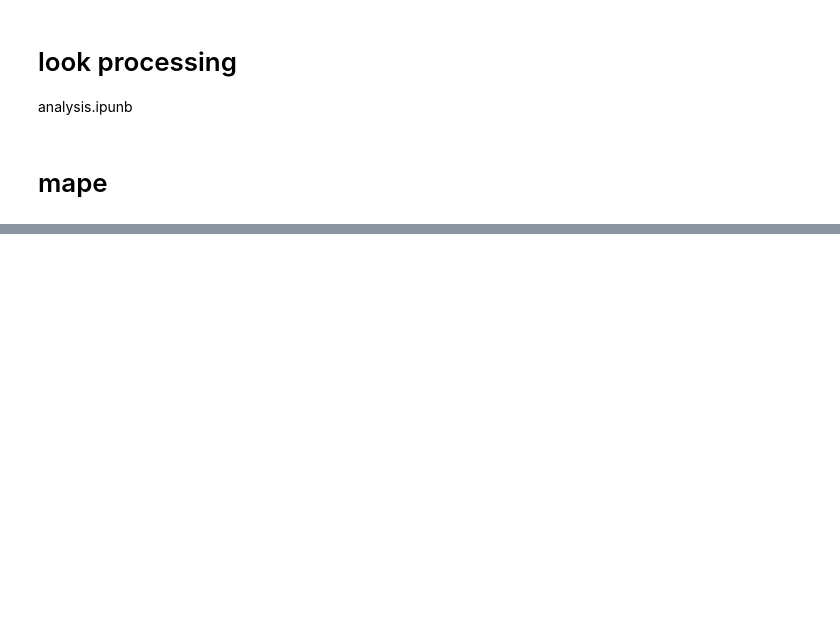
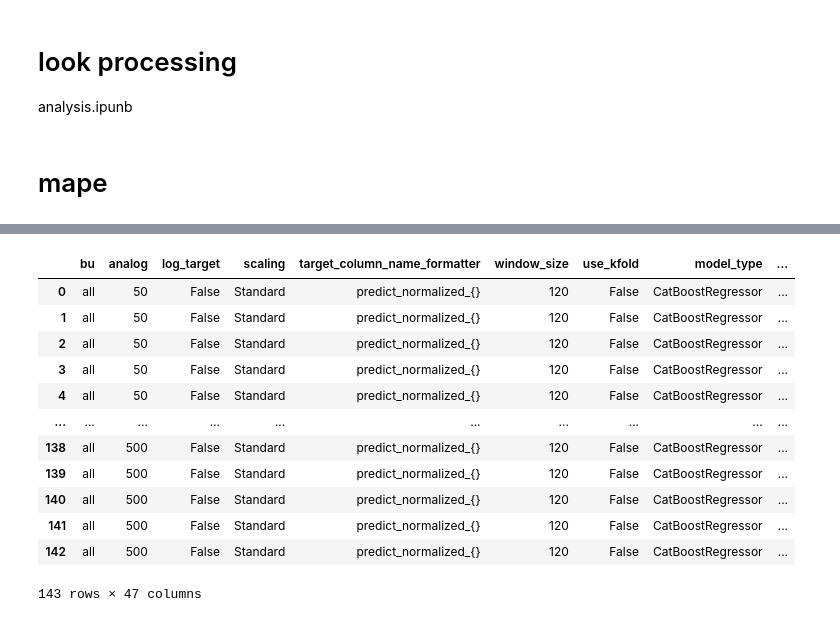
Before and after one commit to srzhn/chikchirik, a Jupyter notebook: get_staticstics.ipynb, the cells around one changed output, grey strips where cells are left out. Saved outputs shown, nothing was run; the diff lists cells and outputs as text; code cells hidden in the pictures; blank space fills up the shorter version.

```diff
--- a/get_staticstics.ipynb
+++ b/get_staticstics.ipynb
@@ -133,7 +143,7 @@ plot_metrics(res_df_rf)
 # %% [markdown]
 # catboost
 # %%
-task_ids_cb = Task.query_tasks(task_filter={'parent': "9950fc7379eb4cd29d95701c713d3444"})
+task_ids_cb = Task.query_tasks(project_name='zra/0507', task_filter={'parent': "9950fc7379eb4cd29d95701c713d3444"})
 # %%
 all_data_cb = make_dict(task_ids_cb)
 # %%
@@ -577,0 +751,16 @@ res_df = make_res_df(res)
+# %%
+cb_data
+# %% [output]
+|  | bu | analog | log_target | scaling | target_column_name_formatter | window_size | use_kfold | model_type | ... |
+| 0 | all | 50 | False | Standard | predict_normalized_{} | 120 | False | CatBoostRegressor | ... |
+| 1 | all | 50 | False | Standard | predict_normalized_{} | 120 | False | CatBoostRegressor | ... |
+| 2 | all | 50 | False | Standard | predict_normalized_{} | 120 | False | CatBoostRegressor | ... |
+| 3 | all | 50 | False | Standard | predict_normalized_{} | 120 | False | CatBoostRegressor | ... |
+| 4 | all | 50 | False | Standard | predict_normalized_{} | 120 | False | CatBoostRegressor | ... |
+| ... | ... | ... | ... | ... | ... | ... | ... | ... | ... |
+| 138 | all | 500 | False | Standard | predict_normalized_{} | 120 | False | CatBoostRegressor | ... |
+| 139 | all | 500 | False | Standard | predict_normalized_{} | 120 | False | CatBoostRegressor | ... |
+| 140 | all | 500 | False | Standard | predict_normalized_{} | 120 | False | CatBoostRegressor | ... |
+| 141 | all | 500 | False | Standard | predict_normalized_{} | 120 | False | CatBoostRegressor | ... |
+| 142 | all | 500 | False | Standard | predict_normalized_{} | 120 | False | CatBoostRegressor | ... |
+143 rows × 47 columns
```
Also changed, not shown: parts of 28 cells of this notebook.
